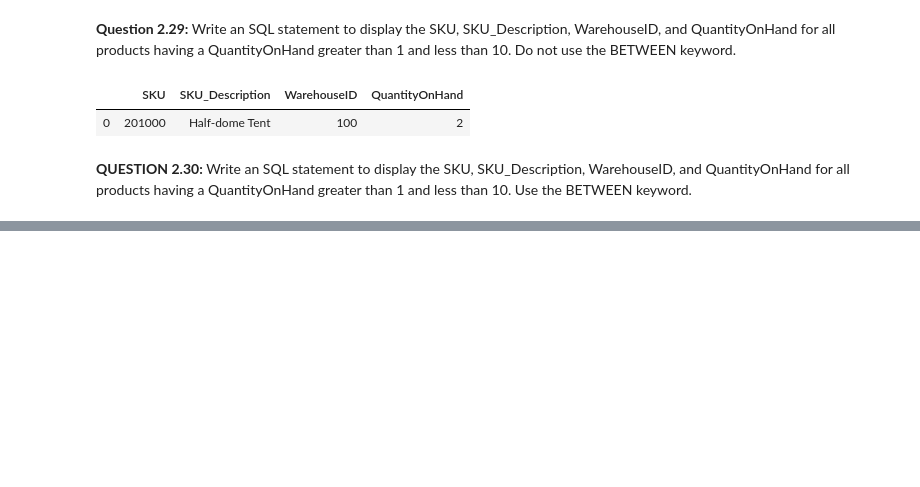
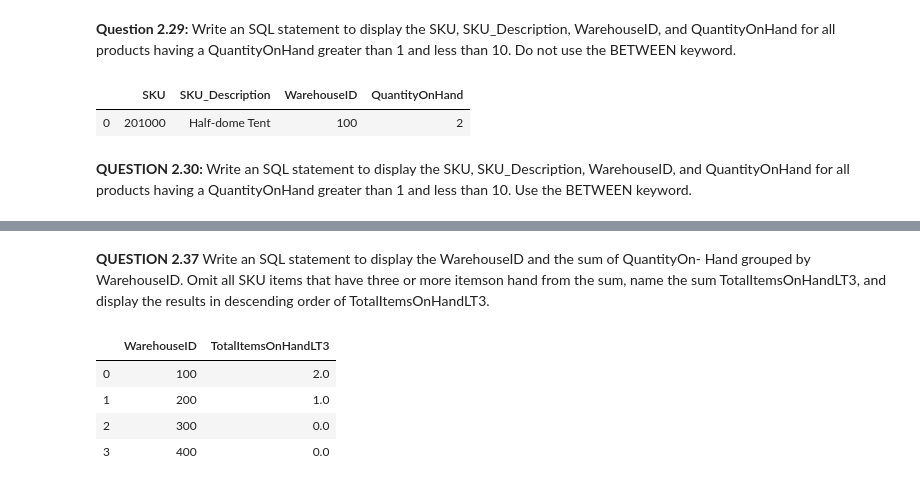
Before and after one commit to The1TrueJoe/SCGSSM-Assignments, a Jupyter notebook: CSC170/CapeCodd/Textbook-Questions/Chapter2/Chapter_2.ipynb, the cells around one changed output, grey strips where cells are left out. Drawn from its saved outputs; the diff is of its cells as text; code cells hidden in the pictures; blank space fills up the shorter version.

```diff
--- a/CSC170/CapeCodd/Textbook-Questions/Chapter2/Chapter_2.ipynb
+++ b/CSC170/CapeCodd/Textbook-Questions/Chapter2/Chapter_2.ipynb
@@ -123,0 +203,16 @@ df.tail(1000)
+# %% [markdown]
+**QUESTION 2.37**
+Write an SQL statement to display the WarehouseID and the sum of QuantityOn-
+Hand grouped by WarehouseID. Omit all SKU items that have three or more itemson hand from the sum, name the sum TotalItemsOnHandLT3, and display the results
+in descending order of TotalItemsOnHandLT3.
+# %%
+sql = "SELECT WarehouseID, SUM(QuantityOnHand) as TotalItemsOnHandLT3 FROM INVENTORY WHERE QuantityOnHand < 3 GROUP BY WarehouseID ORDER BY TotalItemsOnHandLT3 DESC ;"
+
+df = pd.read_sql_query(sql, connection)
+df.tail(1000)
+# %% [output]
+|  | WarehouseID | TotalItemsOnHandLT3 |
+| 0 | 100 | 2.0 |
+| 1 | 200 | 1.0 |
+| 2 | 300 | 0.0 |
+| 3 | 400 | 0.0 |
```
Also changed, not shown: parts of 17 cells of this notebook, 2 other files.
